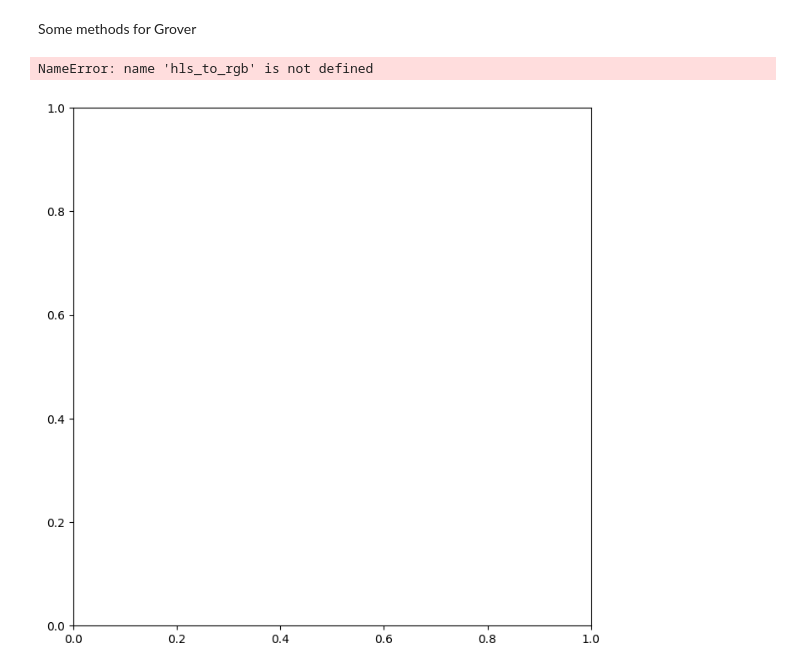
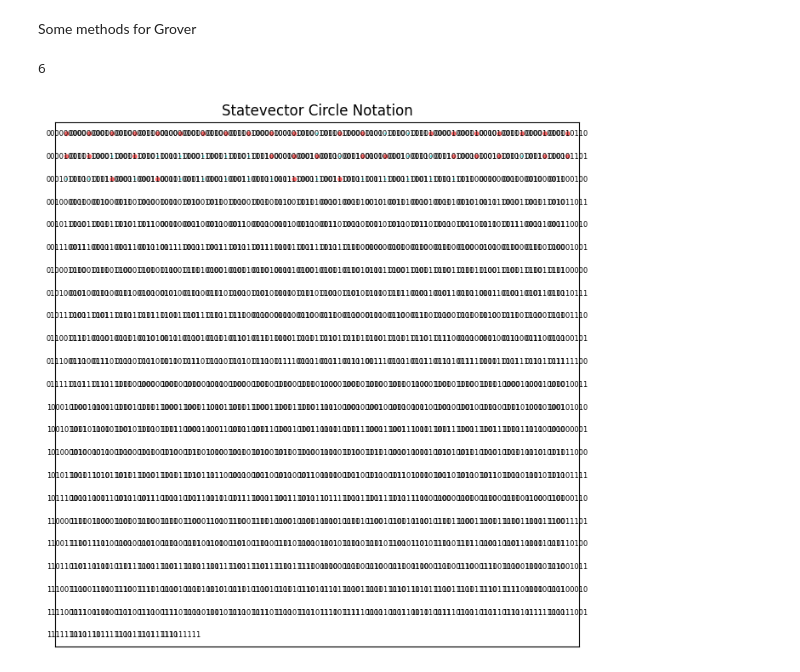
Before and after one commit to michelebanfi/cSAT, a Jupyter notebook: PC.ipynb, the cells around one changed output. Cells and saved outputs as stored; diff of their text form; code cells hidden in the pictures.

```diff
--- a/PC.ipynb
+++ b/PC.ipynb
@@ -451,39 +451,22 @@ def create_circuit(qc):
 # %%
 qc = QuantumCircuit(n)
 create_circuit(qc)
 
+
 # now we want to repeat the oracle and the diffuser sqrt(2^n) times
-reps = math.ceil( math.sqrt( 2**unique_count ))
+reps = round( np.pi/4 * math.sqrt( 2**unique_count ))
+
+print(reps)
 
 qc = QuantumCircuit(n)
 qc.h(list(range(unique_count)))
 for i in range(reps):
     create_circuit(qc)
 
 # create statevector
 statevector = Statevector(qc)
 # plot statevector
 plot_statevector_circles(statevector)
-
-qc.measure_all()
-result = Sampler().run([qc], shots=100).result()[0]
-co = result.data.meas.get_counts()
-
-circuit_drawer(qc, output="mpl")
-
-plot_histogram(co)
-plt.show()
-
-qc = RemoveBarriers()(qc)
-
-print(qc.count_ops())
-
-optimized_qc = transpile(qc, optimization_level=3)
-
-print(optimized_qc.count_ops())
-
-circuit_drawer(optimized_qc, output="mpl")
-plt.show()
 # %% [output]
-NameError: name 'hls_to_rgb' is not defined
+6
-[figure, old version]
+[figure, new version]
```
Also changed, not shown: parts of 4 cells of this notebook.
